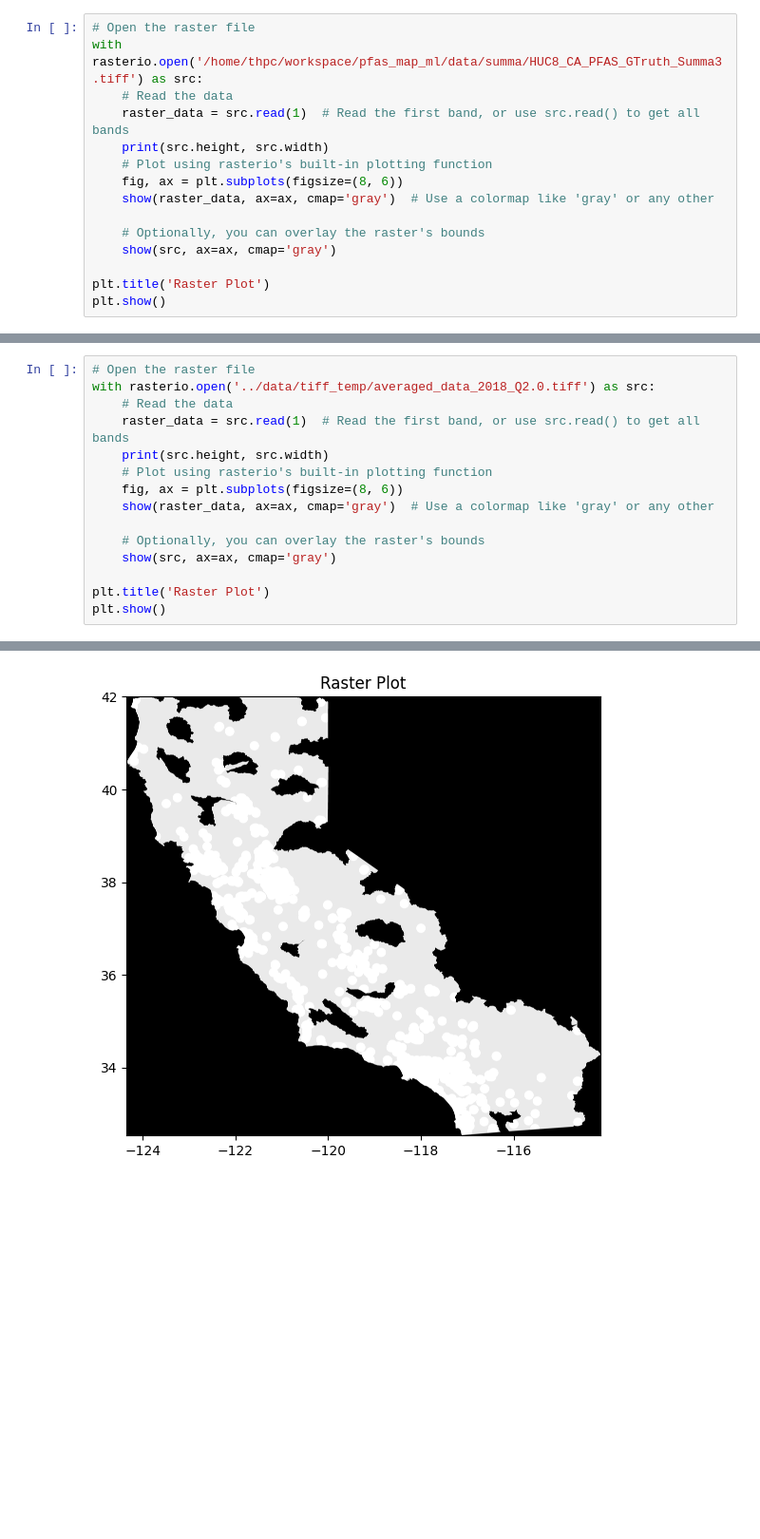
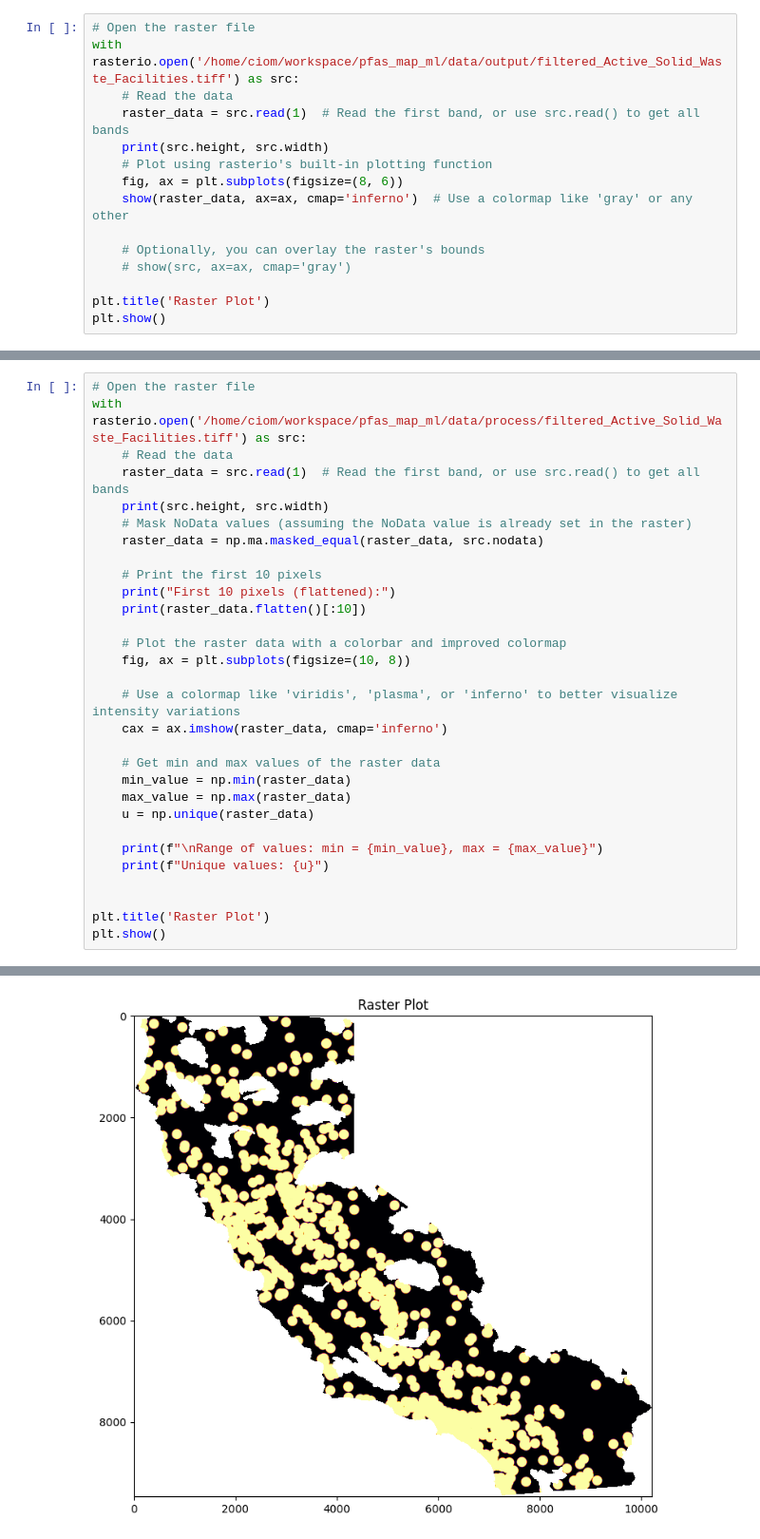
Before and after one commit to tbjag/pfas_map_ml, a Jupyter notebook: notebook_tests/plot_raster.ipynb, the cells around one changed output, grey strips where cells are left out. Shown at 95% size. Drawn from its saved outputs; the diff is of its cells as text; blank space fills up the shorter version.

```diff
--- a/notebook_tests/plot_raster.ipynb
+++ b/notebook_tests/plot_raster.ipynb
@@ -5,15 +6,15 @@ from rasterio.plot import show
 # %%
 # Open the raster file
-with rasterio.open('/home/thpc/workspace/pfas_map_ml/data/summa/HUC8_CA_PFAS_GTruth_Summa3.tiff') as src:
+with rasterio.open('/home/ciom/workspace/pfas_map_ml/data/output/filtered_Active_Solid_Waste_Facilities.tiff') as src:
     # Read the data
     raster_data = src.read(1)  # Read the first band, or use src.read() to get all bands
     print(src.height, src.width)
     # Plot using rasterio's built-in plotting function
     fig, ax = plt.subplots(figsize=(8, 6))
-    show(raster_data, ax=ax, cmap='gray')  # Use a colormap like 'gray' or any other
+    show(raster_data, ax=ax, cmap='inferno')  # Use a colormap like 'gray' or any other
 
     # Optionally, you can overlay the raster's bounds
-    show(src, ax=ax, cmap='gray')
+    # show(src, ax=ax, cmap='gray')
 
 plt.title('Raster Plot')
 plt.show()
@@ -23,15 +24,30 @@ plt.show()
 # %%
 # Open the raster file
-with rasterio.open('../data/tiff_temp/averaged_data_2018_Q2.0.tiff') as src:
+with rasterio.open('/home/ciom/workspace/pfas_map_ml/data/process/filtered_Active_Solid_Waste_Facilities.tiff') as src:
     # Read the data
     raster_data = src.read(1)  # Read the first band, or use src.read() to get all bands
     print(src.height, src.width)
-    # Plot using rasterio's built-in plotting function
-    fig, ax = plt.subplots(figsize=(8, 6))
-    show(raster_data, ax=ax, cmap='gray')  # Use a colormap like 'gray' or any other
+    # Mask NoData values (assuming the NoData value is already set in the raster)
+    raster_data = np.ma.masked_equal(raster_data, src.nodata)
 
-    # Optionally, you can overlay the raster's bounds
-    show(src, ax=ax, cmap='gray')
+    # Print the first 10 pixels
+    print("First 10 pixels (flattened):")
+    print(raster_data.flatten()[:10])
+
+    # Plot the raster data with a colorbar and improved colormap
+    fig, ax = plt.subplots(figsize=(10, 8))
+
+    # Use a colormap like 'viridis', 'plasma', or 'inferno' to better visualize intensity variations
+    cax = ax.imshow(raster_data, cmap='inferno')
+
+    # Get min and max values of the raster data
+    min_value = np.min(raster_data)
+    max_value = np.max(raster_data)
+    u = np.unique(raster_data)
+
+    print(f"\nRange of values: min = {min_value}, max = {max_value}")
+    print(f"Unique values: {u}")
+
 
 plt.title('Raster Plot')
 plt.show()
@@ -40 +61 @@ plt.show()
-[figure, old version]
+[figure, new version]
```
Also changed, not shown: parts of 3 cells of this notebook, 18 other files.
